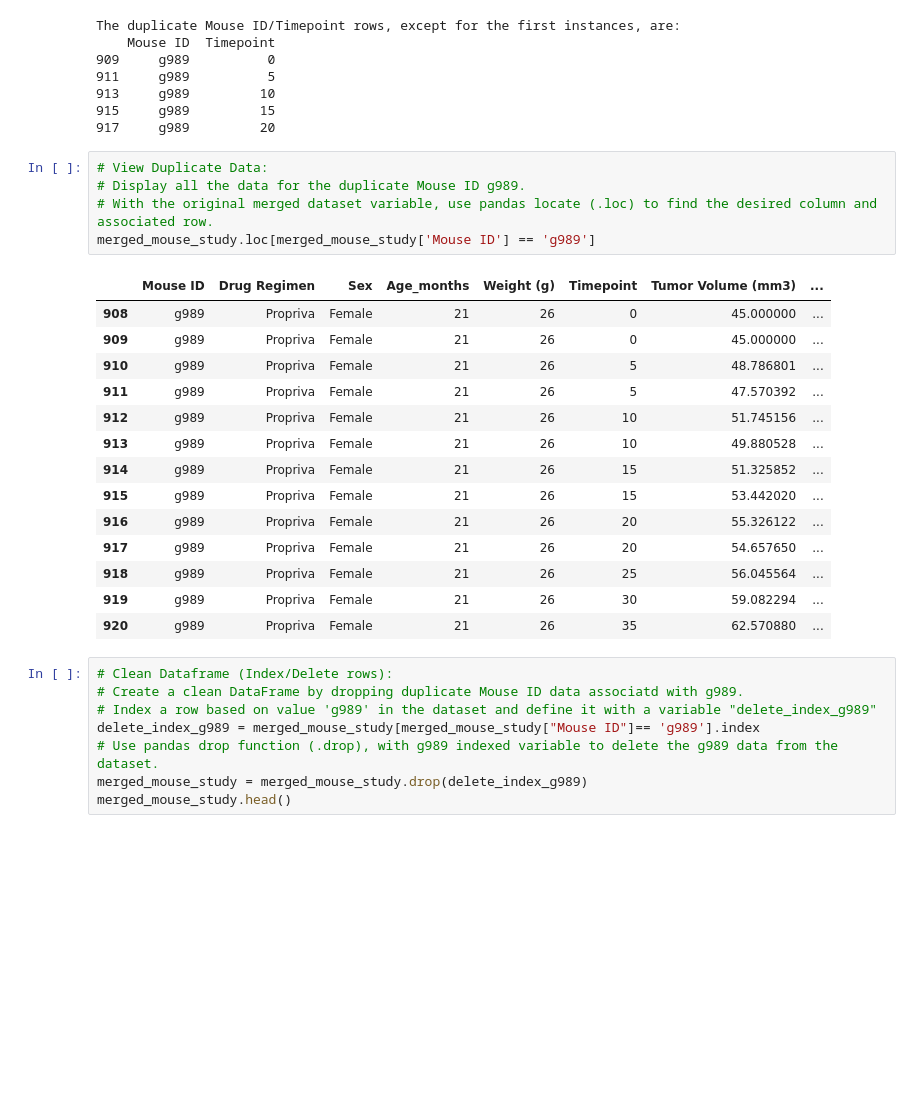
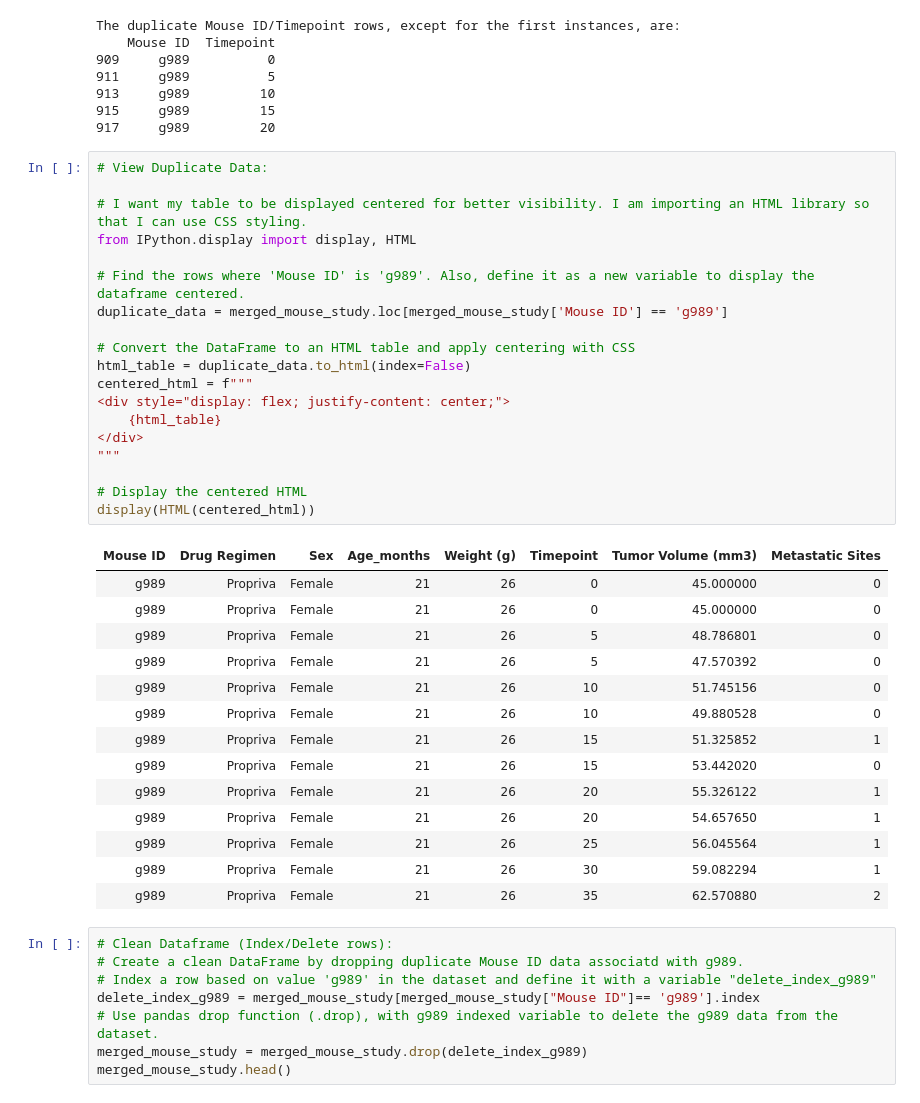
Before and after one commit to mathewqpmiller/Matplotlib-Pymaceuticals_Analysis, a Jupyter notebook: Matplotlib_Pharmaceuticals_Analysis.ipynb, the cells around one changed output. Cells and saved outputs as stored; diff of their text form; blank space fills up the shorter version.

```diff
--- a/Matplotlib_Pharmaceuticals_Analysis.ipynb
+++ b/Matplotlib_Pharmaceuticals_Analysis.ipynb
@@ -117,26 +117,40 @@ The duplicate Mouse ID/Timepoint rows, except for the first instances, are:
 913     g989         10
 915     g989         15
 917     g989         20
-# %%
-# View Duplicate Data:
-# Display all the data for the duplicate Mouse ID g989.
-# With the original merged dataset variable, use pandas locate (.loc) to find the desired column and associated row.
-merged_mouse_study.loc[merged_mouse_study['Mouse ID'] == 'g989']
-# %% [output]
-|  | Mouse ID | Drug Regimen | Sex | Age_months | Weight (g) | Timepoint | Tumor Volume (mm3) | ... |
-| 908 | g989 | Propriva | Female | 21 | 26 | 0 | 45.000000 | ... |
-| 909 | g989 | Propriva | Female | 21 | 26 | 0 | 45.000000 | ... |
-| 910 | g989 | Propriva | Female | 21 | 26 | 5 | 48.786801 | ... |
-| 911 | g989 | Propriva | Female | 21 | 26 | 5 | 47.570392 | ... |
-| 912 | g989 | Propriva | Female | 21 | 26 | 10 | 51.745156 | ... |
-| 913 | g989 | Propriva | Female | 21 | 26 | 10 | 49.880528 | ... |
-| 914 | g989 | Propriva | Female | 21 | 26 | 15 | 51.325852 | ... |
-| 915 | g989 | Propriva | Female | 21 | 26 | 15 | 53.442020 | ... |
-| 916 | g989 | Propriva | Female | 21 | 26 | 20 | 55.326122 | ... |
-| 917 | g989 | Propriva | Female | 21 | 26 | 20 | 54.657650 | ... |
-| 918 | g989 | Propriva | Female | 21 | 26 | 25 | 56.045564 | ... |
-| 919 | g989 | Propriva | Female | 21 | 26 | 30 | 59.082294 | ... |
-| 920 | g989 | Propriva | Female | 21 | 26 | 35 | 62.570880 | ... |
+# %%
+# View Duplicate Data:
+
+# I want my table to be displayed centered for better visibility. I am importing an HTML library so that I can use CSS styling.
+from IPython.display import display, HTML
+
+# Find the rows where 'Mouse ID' is 'g989'. Also, define it as a new variable to display the dataframe centered.
+duplicate_data = merged_mouse_study.loc[merged_mouse_study['Mouse ID'] == 'g989']
+
+# Convert the DataFrame to an HTML table and apply centering with CSS
+html_table = duplicate_data.to_html(index=False)
+centered_html = f"""
+<div style="display: flex; justify-content: center;">
+    {html_table}
+</div>
+"""
+
+# Display the centered HTML
+display(HTML(centered_html))
+# %% [output]
+| Mouse ID | Drug Regimen | Sex | Age_months | Weight (g) | Timepoint | Tumor Volume (mm3) | Metastatic Sites |
+| g989 | Propriva | Female | 21 | 26 | 0 | 45.000000 | 0 |
+| g989 | Propriva | Female | 21 | 26 | 0 | 45.000000 | 0 |
+| g989 | Propriva | Female | 21 | 26 | 5 | 48.786801 | 0 |
+| g989 | Propriva | Female | 21 | 26 | 5 | 47.570392 | 0 |
+| g989 | Propriva | Female | 21 | 26 | 10 | 51.745156 | 0 |
+| g989 | Propriva | Female | 21 | 26 | 10 | 49.880528 | 0 |
+| g989 | Propriva | Female | 21 | 26 | 15 | 51.325852 | 1 |
+| g989 | Propriva | Female | 21 | 26 | 15 | 53.442020 | 0 |
+| g989 | Propriva | Female | 21 | 26 | 20 | 55.326122 | 1 |
+| g989 | Propriva | Female | 21 | 26 | 20 | 54.657650 | 1 |
+| g989 | Propriva | Female | 21 | 26 | 25 | 56.045564 | 1 |
+| g989 | Propriva | Female | 21 | 26 | 30 | 59.082294 | 1 |
+| g989 | Propriva | Female | 21 | 26 | 35 | 62.570880 | 2 |
 # %%
 # Clean Dataframe (Index/Delete rows):
 # Create a clean DataFrame by dropping duplicate Mouse ID data associatd with g989.
```
Also changed, not shown: parts of 5 cells of this notebook, 7 other files.
